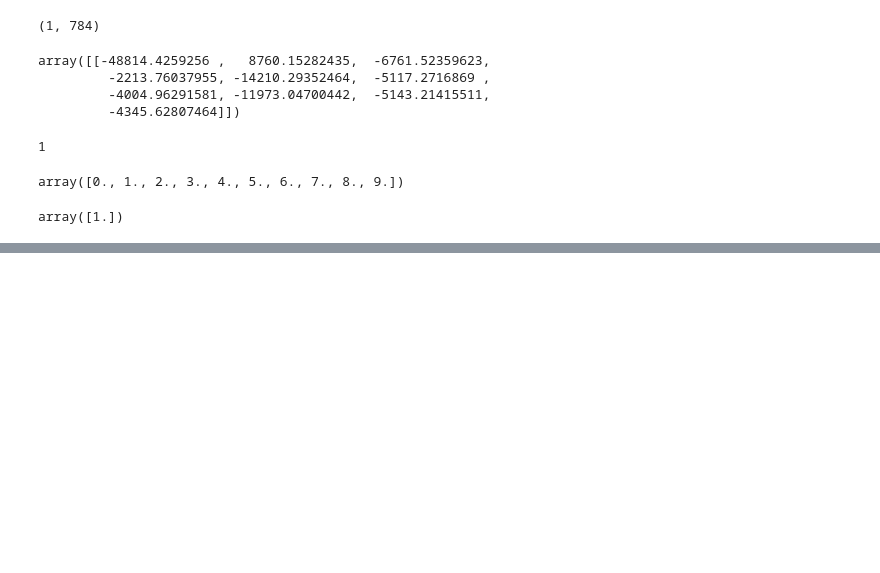
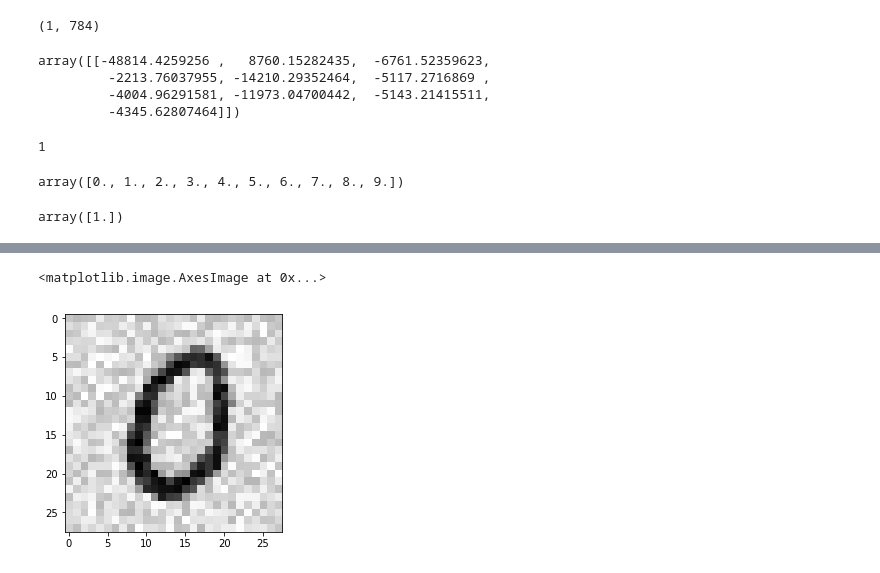
Before and after one commit to THREEBBOX/skitlearn, a Jupyter notebook: classify_MNIST.ipynb, the cells around one changed output, grey strips where cells are left out. Drawn from its saved outputs; the diff is of its cells as text; code cells hidden in the pictures; blank space fills up the shorter version.

```diff
--- a/classify_MNIST.ipynb
+++ b/classify_MNIST.ipynb
@@ -189,0 +233,15 @@ conf_mx=confusion_matrix(y_train,y_pred)
+# %%
+noise=np.random.randint(0,100,(len(x_train),784))
+noisea=np.random.randint(0,100,(len(x_test),784))
+# %%
+x_train_mod=x_train+noise
+x_test_mod=x_test+noisea
+y_train_mod=x_train
+y_test_mod=x_test
+knn_clf.fit(x_train_mod,y_train_mod)
+clean_digit=knn_clf.predict([x_test_mod[150]])
+somedigit_image=x_test_mod[150].reshape(28,28)
+plt.imshow(somedigit_image,cmap=matplotlib.cm.binary,interpolation="nearest")
+# %% [output]
+<matplotlib.image.AxesImage at 0x...>
+[figure, added]
```
Also changed, not shown: parts of 6 cells of this notebook.
